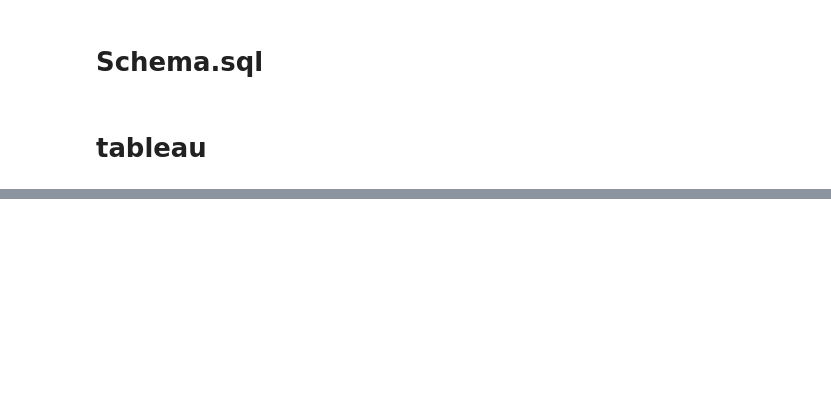
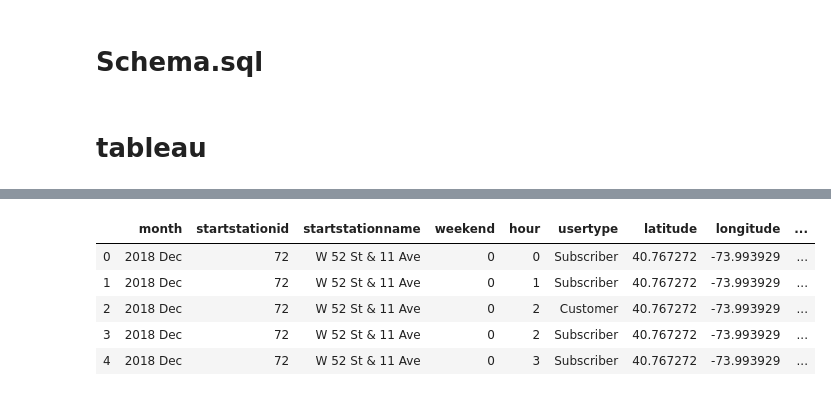
Before and after one commit to sliwet/tableau, a Jupyter notebook: tableau.ipynb, the cells around one changed output, grey strips where cells are left out. Cells and saved outputs as stored; diff of their text form; code cells hidden in the pictures; blank space fills up the shorter version.

```diff
--- a/tableau.ipynb
+++ b/tableau.ipynb
@@ -204,0 +293,18 @@ Query: https://maps.google.com/maps/api/geocode/json?latlng=31.336968%2C-109.560
+# %%
+grouped = stationsummary.groupby(['month','startstationid','startstationname','weekend','hour','usertype'])
+tosave = pd.DataFrame({'latitude':grouped['startstationlat'].median()\
+                       ,'longitude':grouped['startstationlon'].median()\
+                       ,'Average Trip Distance(mi)':grouped['Average Trip Distance(mi)'].mean()\
+                       ,'Count':grouped['Count'].sum() })
+
+tosave['Average Trip Distance(mi)'] = tosave['Average Trip Distance(mi)'].map('{:,.2f}'.format)
+tosave.reset_index(inplace=True)
+tosave.to_csv("resources/extracted/startstationsummary.csv", index=False, header=True)
+tosave.head()
+# %% [output]
+|  | month | startstationid | startstationname | weekend | hour | usertype | latitude | longitude | ... |
+| 0 | 2018 Dec | 72 | W 52 St & 11 Ave | 0 | 0 | Subscriber | 40.767272 | -73.993929 | ... |
+| 1 | 2018 Dec | 72 | W 52 St & 11 Ave | 0 | 1 | Subscriber | 40.767272 | -73.993929 | ... |
+| 2 | 2018 Dec | 72 | W 52 St & 11 Ave | 0 | 2 | Customer | 40.767272 | -73.993929 | ... |
+| 3 | 2018 Dec | 72 | W 52 St & 11 Ave | 0 | 2 | Subscriber | 40.767272 | -73.993929 | ... |
+| 4 | 2018 Dec | 72 | W 52 St & 11 Ave | 0 | 3 | Subscriber | 40.767272 | -73.993929 | ... |
```
Also changed, not shown: parts of 25 cells of this notebook.
